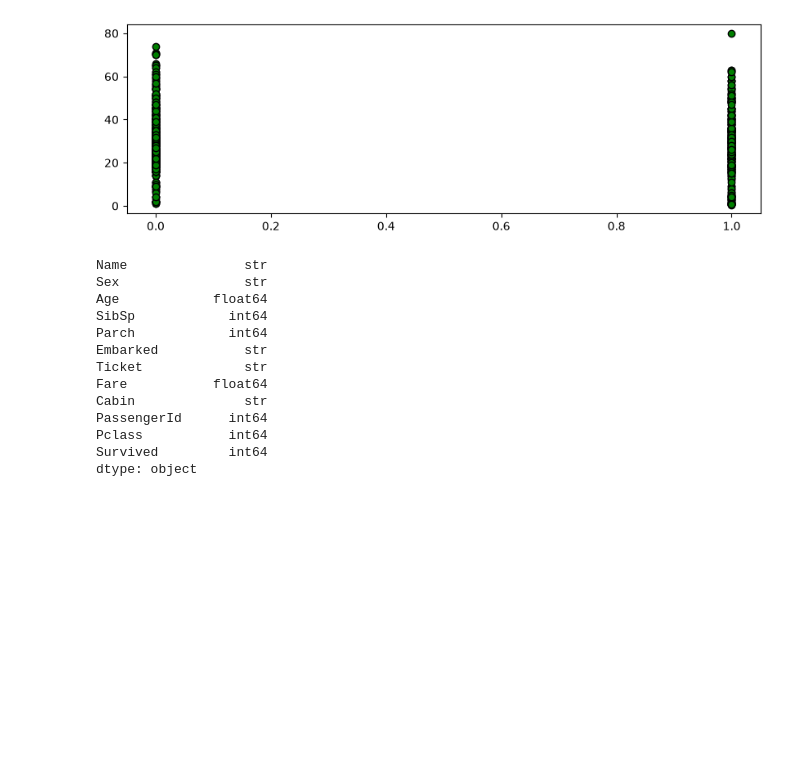
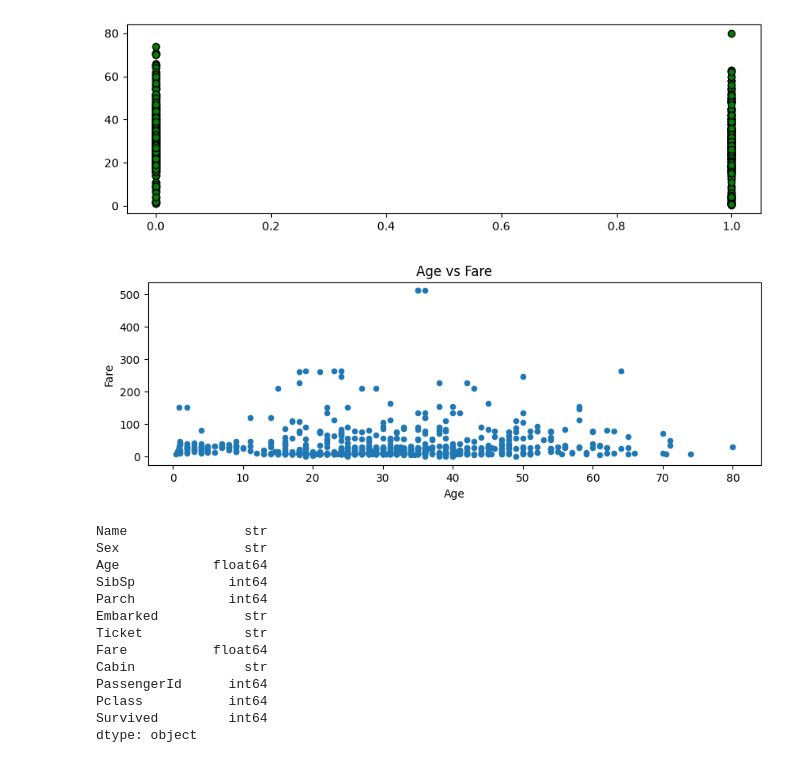
Before and after one commit to 007arjungangwar/Foundations-of-Data-Engineering-Sec2, a Jupyter notebook: Data_Visualization_matplotlib_plots_subplots_21_09_2026.ipynb, the cells around one changed output. Drawn from its saved outputs; the diff is of its cells as text; code cells hidden in the pictures; blank space fills up the shorter version.

```diff
--- a/Data_Visualization_matplotlib_plots_subplots_21_09_2026.ipynb
+++ b/Data_Visualization_matplotlib_plots_subplots_21_09_2026.ipynb
@@ -317,3 +319,9 @@ df.plot(df["Fare"],df,kind="scatter")
+# %%
+df.plot(x="Age",y="Fare",kind="scatter",figsize=(10,3))
+plt.title("Age vs Fare")
+plt.show()
+# %% [output]
+[figure, added]
 # %%
 df.dtypes
 # %% [output]
```
Also changed, not shown: parts of 5 cells of this notebook.
